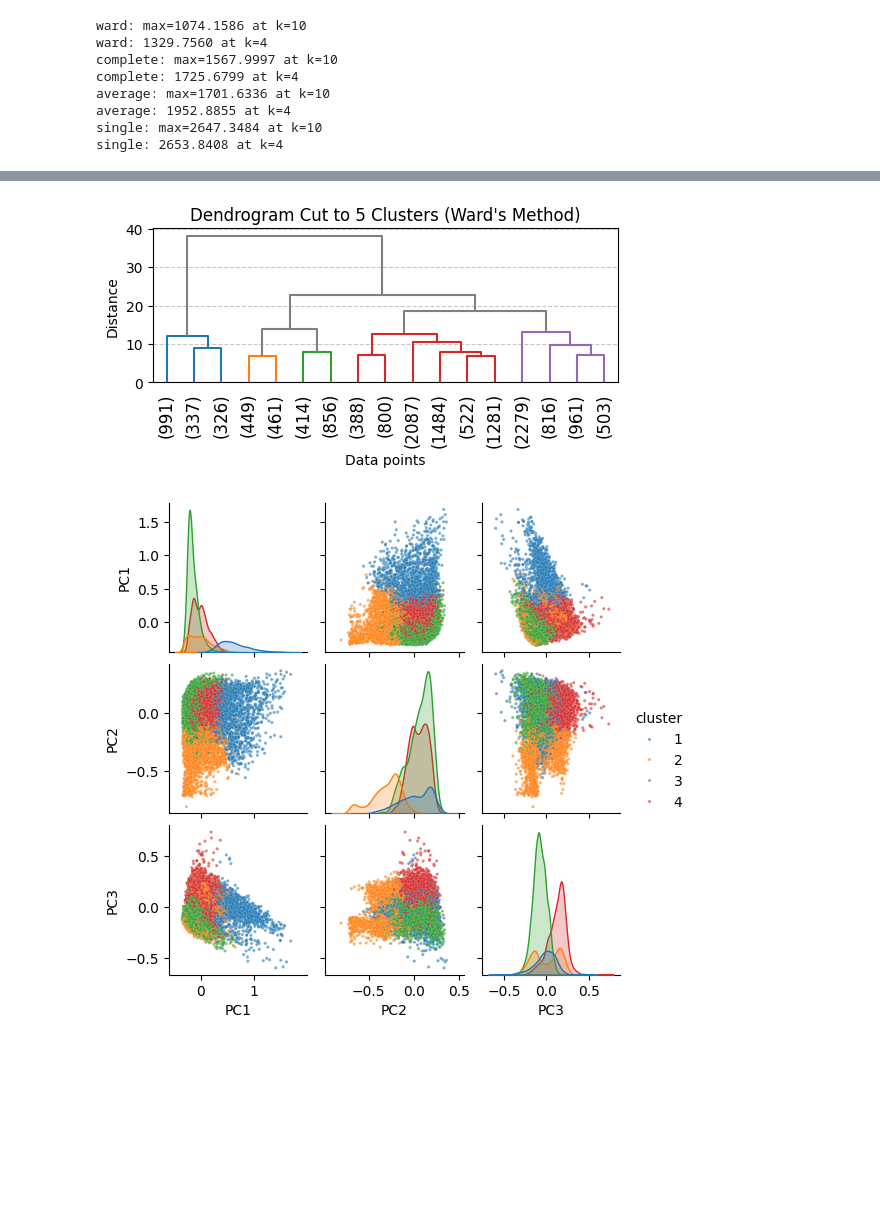
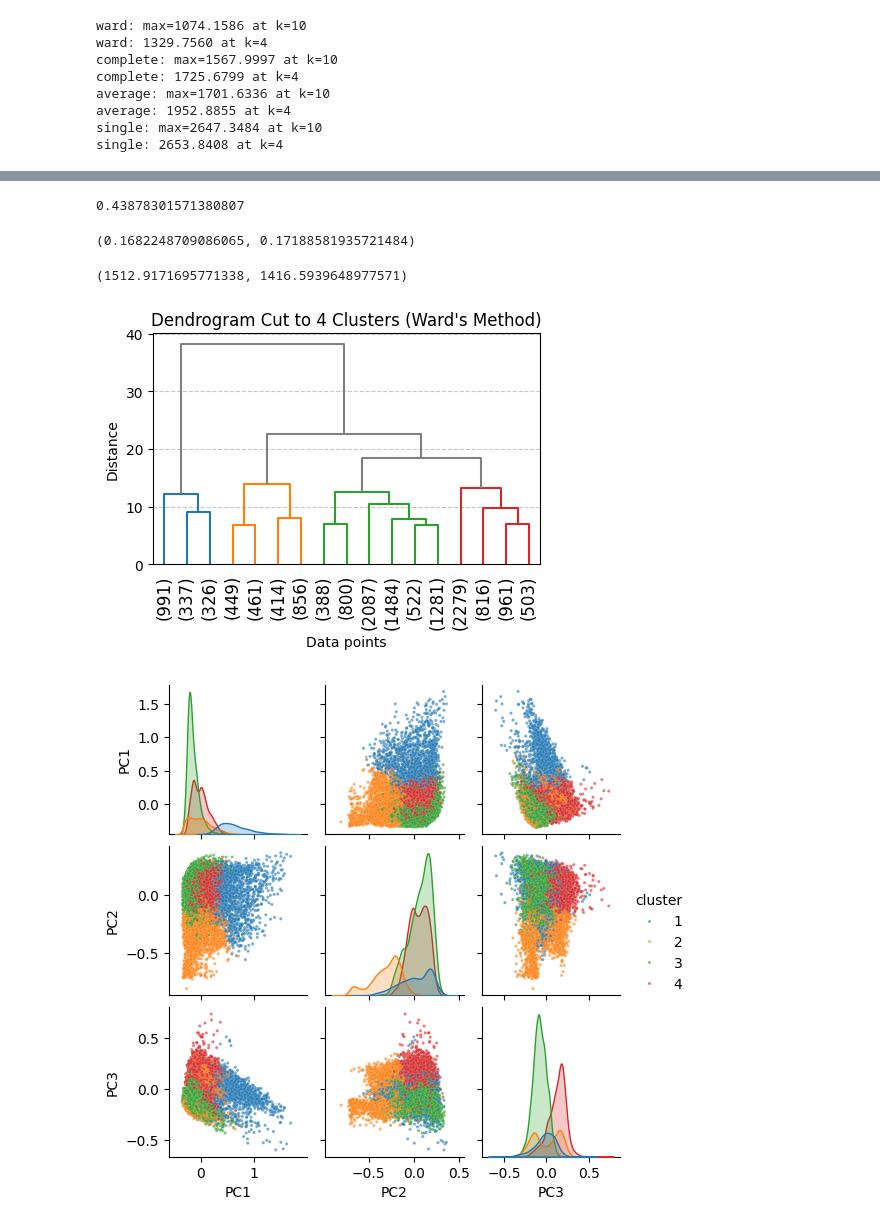
Before and after one commit to ChefBB/data_mining_1, a Jupyter notebook: code/hierarchical_clust_final.ipynb, the cells around one changed output, grey strips where cells are left out. Cells and saved outputs as stored; diff of their text form; code cells hidden in the pictures; blank space fills up the shorter version.

```diff
--- a/code/hierarchical_clust_final.ipynb
+++ b/code/hierarchical_clust_final.ipynb
@@ -271,7 +271,7 @@ Silhouette Score: 0.2113
 # %% [markdown]
 # No outliers
 # %%
-n_clusters = 5
+n_clusters = 4
 # %%
 import matplotlib.pyplot as plt
 from sklearn.preprocessing import MinMaxScaler
@@ -515,3 +530,15 @@ single: 2653.8408 at k=4
+# %%
+max_cluster_size['ward'][2]
+# %% [output]
+0.43878301571380807
+# %%
+silhouette_scores['ward'][2], silhouette_scores['ward'][3]
+# %% [output]
+(0.1682248709086065, 0.17188581935721484)
+# %%
+sse_scores['ward'][2], sse_scores['ward'][3]
+# %% [output]
+(1512.9171695771338, 1416.5939648977571)
 # %%
 cluster_label_mapping = {i: labels[i] for i in range(n_samples)}
 
@@ -563,35 +590,35 @@ from scipy.cluster.hierarchy import linkage, dendrogram
 # When there are 4 clusters left, the previous merge distance gives that threshold
 distance_at_4th_cluster = linkage_matrix[-(n_clusters-2), 2]
 
 # 12 ward (6.8871 for 5 clusters)
 # complete 1.26
 # single sucks
 clusters_at_threshold = fcluster(
     linkage_matrix, t=6.8871, criterion='distance')
 
 # Count how many unique clusters exist at this threshold
 num_clusters = len(np.unique(clusters_at_threshold))
 
 
 # Step 4: Plot dendrogram
-plt.figure(figsize=(6, 2))
+plt.figure(figsize=(5, 3))
 dendrogram(
     linkage_matrix,
     color_threshold=distance_at_4th_cluster,
     link_color_func=_color_func(linkage_matrix, labels),
     truncate_mode='lastp',
     p=num_clusters,
 )
 plt.xlabel("Data points")
 plt.ylabel("Distance")
 plt.xticks(rotation=90)
 plt.title(f"Dendrogram Cut to {n_clusters} Clusters (Ward's Method)")
 # plt.yscale('log')
 # plt.grid(axis='both')
 plt.grid(axis='y', linestyle='--', alpha=0.7)
 plt.show()
 # %% [output]
-[figure, old version]
+[figure, new version]
 # %%
 from sklearn.decomposition import PCA
 
```
Also changed, not shown: parts of 4 cells of this notebook, 10 other files.
